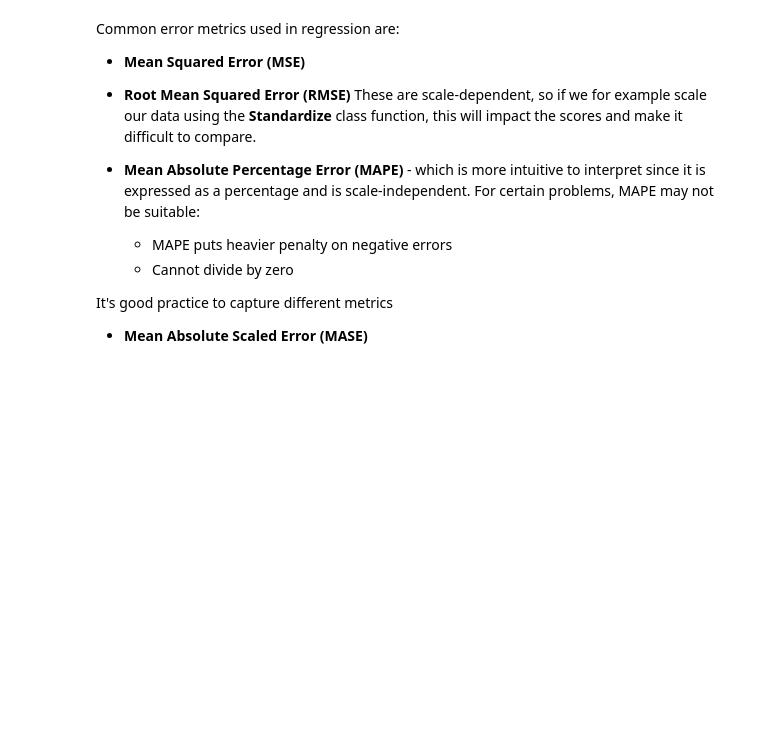
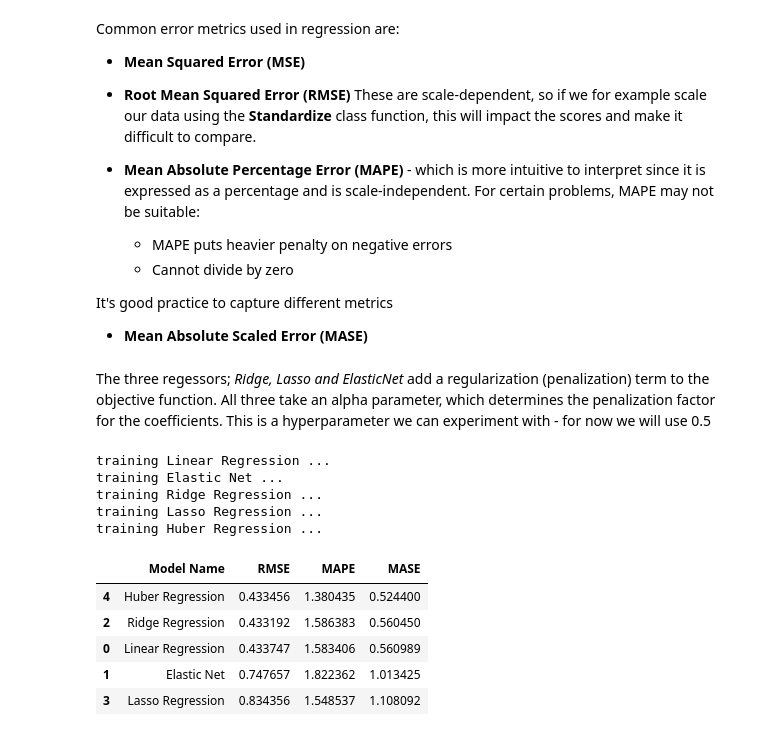
Before and after one commit to LaurbergMJ/TimeSeriesAnalysisWithPythonCookbook, a Jupyter notebook: Ch12.ipynb, the cells around one changed output. Saved outputs shown, nothing was run; the diff lists cells and outputs as text; code cells hidden in the pictures; blank space fills up the shorter version.

```diff
--- a/Ch12.ipynb
+++ b/Ch12.ipynb
@@ -276,0 +285,41 @@ def train_model(train, test, regressor, reg_name):
+# %% [markdown]
+The three regessors; _Ridge, Lasso and ElasticNet_ add a regularization (penalization) term to the objective function. All three take an alpha parameter, which determines the penalization factor for the coefficients. This is a hyperparameter we can experiment with - for now we will use 0.5
+# %%
+# Create train_different_models, which can loop through the dictionary of regressors and
+# calls the train_model function
+
+def train_different_models(train, test, regressors):
+    results = []
+    #train, test = split_data(data, test_split = 0.10)
+    for reg_name, regressor in regressors.items():
+        results.append(train_model(train,
+                                   test,
+                                   regressor,
+                                   reg_name))
+
+
+    return results
+# %%
+# Pass the dictionary of regressors along with the training and test sets to the
+# train_different_models function and store the results
+
+en_results = train_different_models(train_en_s, test_en_s, regressors)
+# %% [output]
+training Linear Regression ...
+training Elastic Net ...
+training Ridge Regression ...
+training Lasso Regression ...
+training Huber Regression ...
+# %%
+# Convert the results into a DataFrame to view the scores and model name
+
+cols = ['Model Name', 'RMSE', 'MAPE', 'MASE']
+en_results = pd.DataFrame(en_results)
+en_results[cols].sort_values('MASE')
+# %% [output]
+|  | Model Name | RMSE | MAPE | MASE |
+| 4 | Huber Regression | 0.433456 | 1.380435 | 0.524400 |
+| 2 | Ridge Regression | 0.433192 | 1.586383 | 0.560450 |
+| 0 | Linear Regression | 0.433747 | 1.583406 | 0.560989 |
+| 1 | Elastic Net | 0.747657 | 1.822362 | 1.013425 |
+| 3 | Lasso Regression | 0.834356 | 1.548537 | 1.108092 |
```
Also changed, not shown: parts of 3 cells of this notebook.
